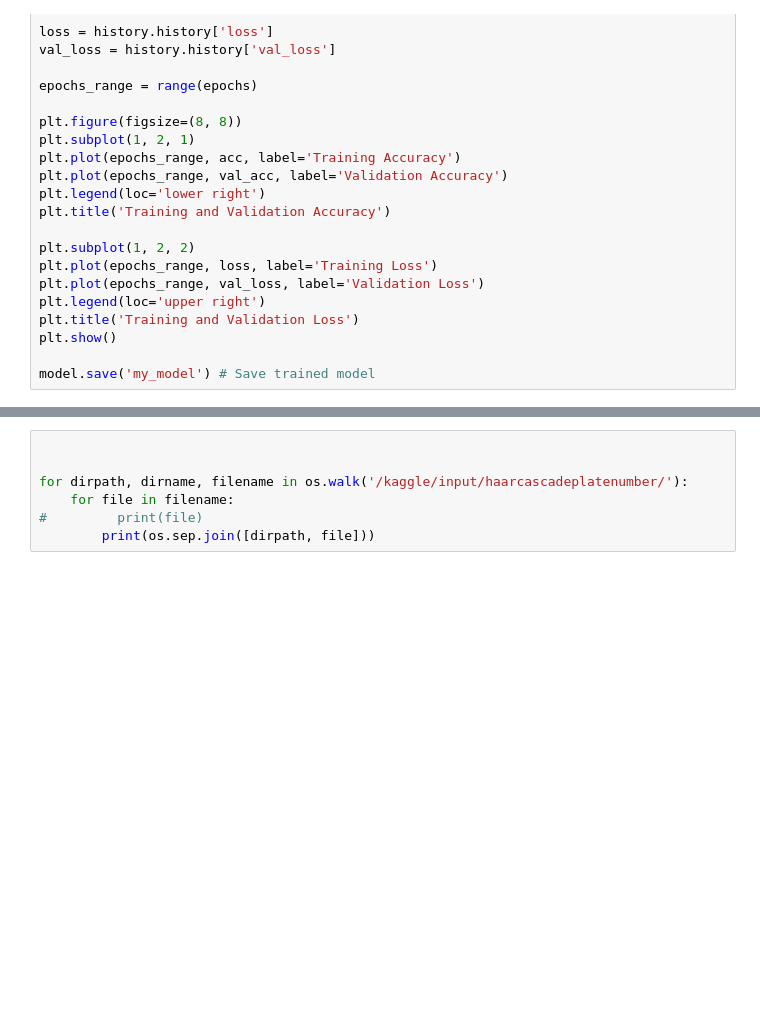
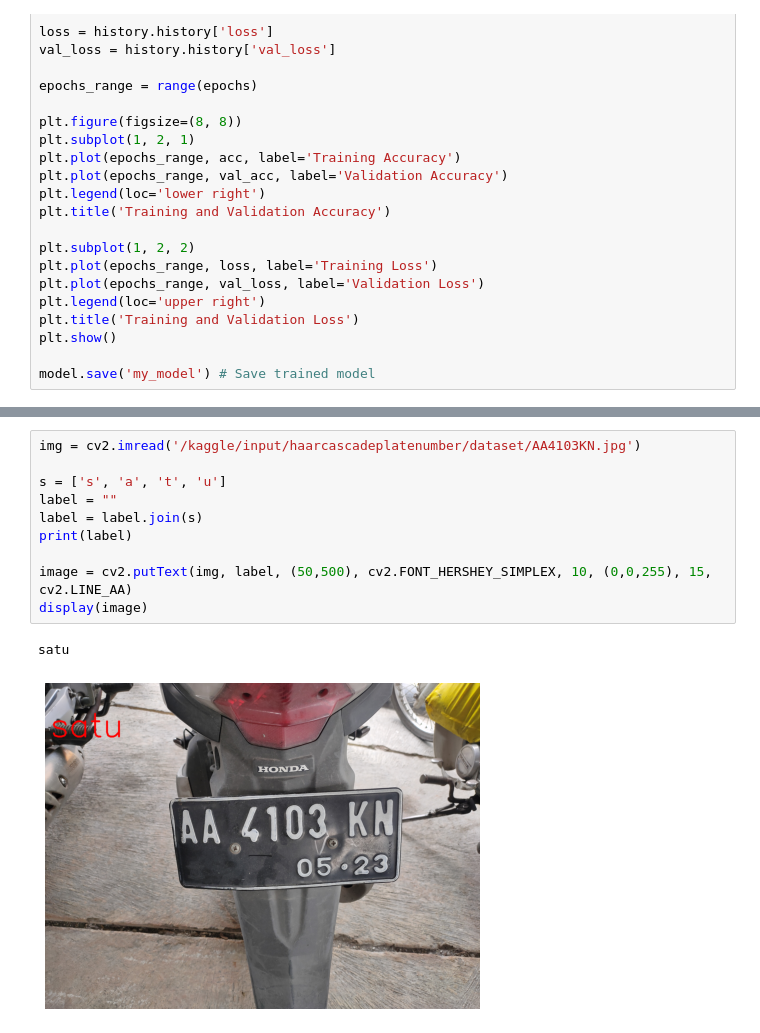
Before and after one commit to ahsanu123/ahsanu123, a Jupyter notebook: license-plate-recognition-using-cnn.ipynb, the cells around one changed output, grey strips where cells are left out. Cells and saved outputs as stored; diff of their text form; blank space fills up the shorter version.

```diff
--- a/license-plate-recognition-using-cnn.ipynb
+++ b/license-plate-recognition-using-cnn.ipynb
@@ -601,7 +489,13 @@ plt.show()
-# %%
-
-
-for dirpath, dirname, filename in os.walk('/kaggle/input/haarcascadeplatenumber/'):
-    for file in filename:
-#         print(file)
-        print(os.sep.join([dirpath, file]))
+# %%
+img = cv2.imread('/kaggle/input/haarcascadeplatenumber/dataset/AA4103KN.jpg')
+
+s = ['s', 'a', 't', 'u']
+label = ""
+label = label.join(s)
+print(label)
+
+image = cv2.putText(img, label, (50,500), cv2.FONT_HERSHEY_SIMPLEX, 10, (0,0,255), 15, cv2.LINE_AA)
+display(image)
+# %% [output]
+satu
+[figure, added]
```
Also changed, not shown: parts of 15 cells of this notebook.
